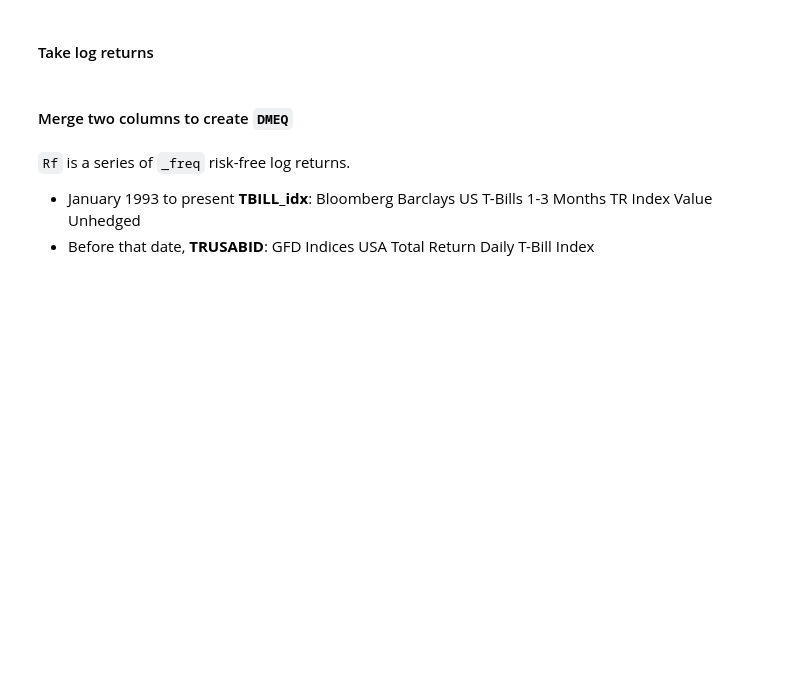
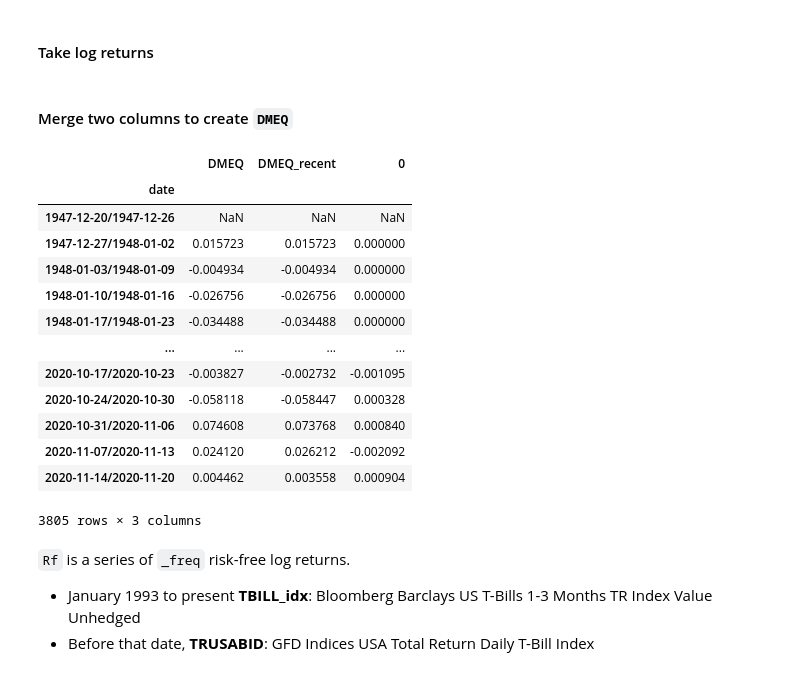
Before and after one commit to my2582/mlfinance, a Jupyter notebook: macrofactor/src/data/make_dataset_df.ipynb, the cells around one changed output. Drawn from its saved outputs; the diff is of its cells as text; code cells hidden in the pictures; blank space fills up the shorter version.

```diff
--- a/macrofactor/src/data/make_dataset_df.ipynb
+++ b/macrofactor/src/data/make_dataset_df.ipynb
@@ -310,6 +312,12 @@ bf = pd.DataFrame(index = df.index)
 `DMEQ` (Equities): Log returns of an equity index.
   - Since January 1970, **DMEQ_idx**: MSCI World in USD.
   - Before that date, **_SPXD**: S&P (500)
+# %%
+df['DMEQ_recent'] = np.log(df.DMEQ_etf[df.DMEQ_etf.index >= '2016-11-30'] / df.DMEQ_etf[df.DMEQ_etf.index >= '2016-11-30'].shift(1))
+df['DMEQ_older'] = np.log(df.DMEQ_idx/df.DMEQ_idx.shift(1))
+df['DMEQ_oldest'] = np.log(df._SPXD/df._SPXD.shift(1))
+# %%
+dmeq_rev = df.DMEQ_recent.fillna(df.DMEQ_older).fillna(df.DMEQ_oldest)
 # %% [markdown]
 #### Take log returns
 # %%
@@ -319,6 +327,23 @@ df['DMEQ_older'] = np.log(df._SPXD/df._SPXD.shift(1))
 #### Merge two columns to create `DMEQ`
 # %%
 bf['DMEQ'] = df.DMEQ_recent.fillna(df.DMEQ_older)
+# %%
+pd.concat((bf.DMEQ, dmeq_rev, bf.DMEQ-dmeq_rev), axis=1)
+# %% [output]
+|  | DMEQ | DMEQ_recent | 0 |
+| date |  |  |  |
+| 1947-12-20/1947-12-26 | NaN | NaN | NaN |
+| 1947-12-27/1948-01-02 | 0.015723 | 0.015723 | 0.000000 |
+| 1948-01-03/1948-01-09 | -0.004934 | -0.004934 | 0.000000 |
+| 1948-01-10/1948-01-16 | -0.026756 | -0.026756 | 0.000000 |
+| 1948-01-17/1948-01-23 | -0.034488 | -0.034488 | 0.000000 |
+| ... | ... | ... | ... |
+| 2020-10-17/2020-10-23 | -0.003827 | -0.002732 | -0.001095 |
+| 2020-10-24/2020-10-30 | -0.058118 | -0.058447 | 0.000328 |
+| 2020-10-31/2020-11-06 | 0.074608 | 0.073768 | 0.000840 |
+| 2020-11-07/2020-11-13 | 0.024120 | 0.026212 | -0.002092 |
+| 2020-11-14/2020-11-20 | 0.004462 | 0.003558 | 0.000904 |
+3805 rows × 3 columns
 # %% [markdown]
 `Rf` is a series of `_freq` risk-free log returns.
   - January 1993 to present **TBILL_idx**: Bloomberg Barclays US T-Bills 1-3 Months TR Index Value Unhedged
```
Also changed, not shown: parts of 10 cells of this notebook, 16 other files.
